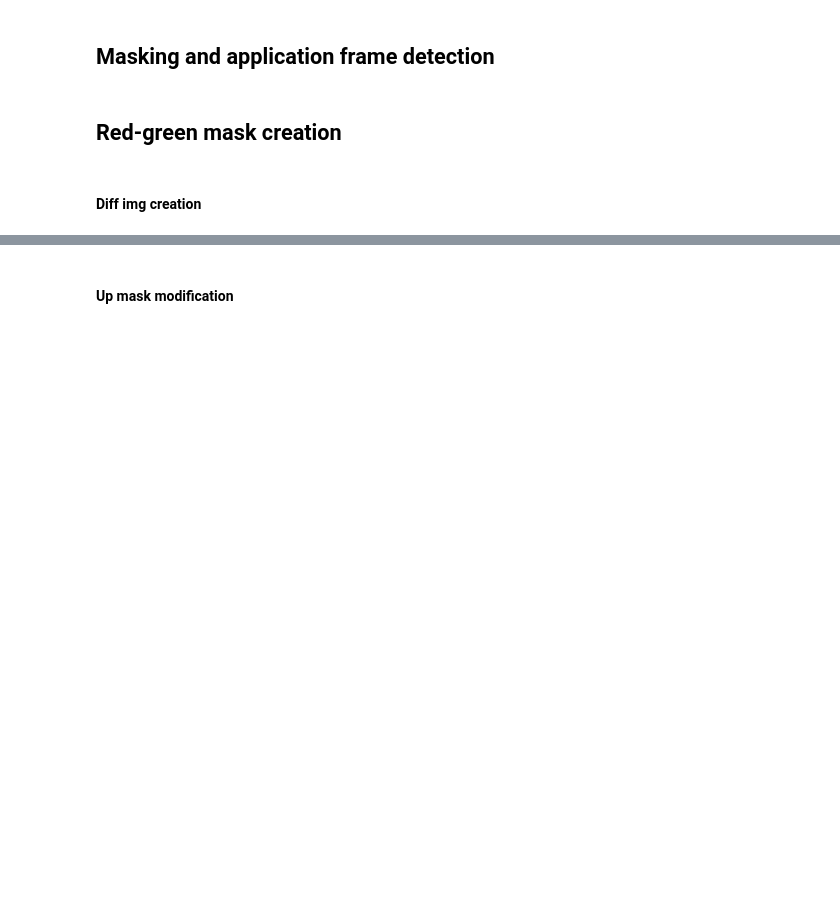
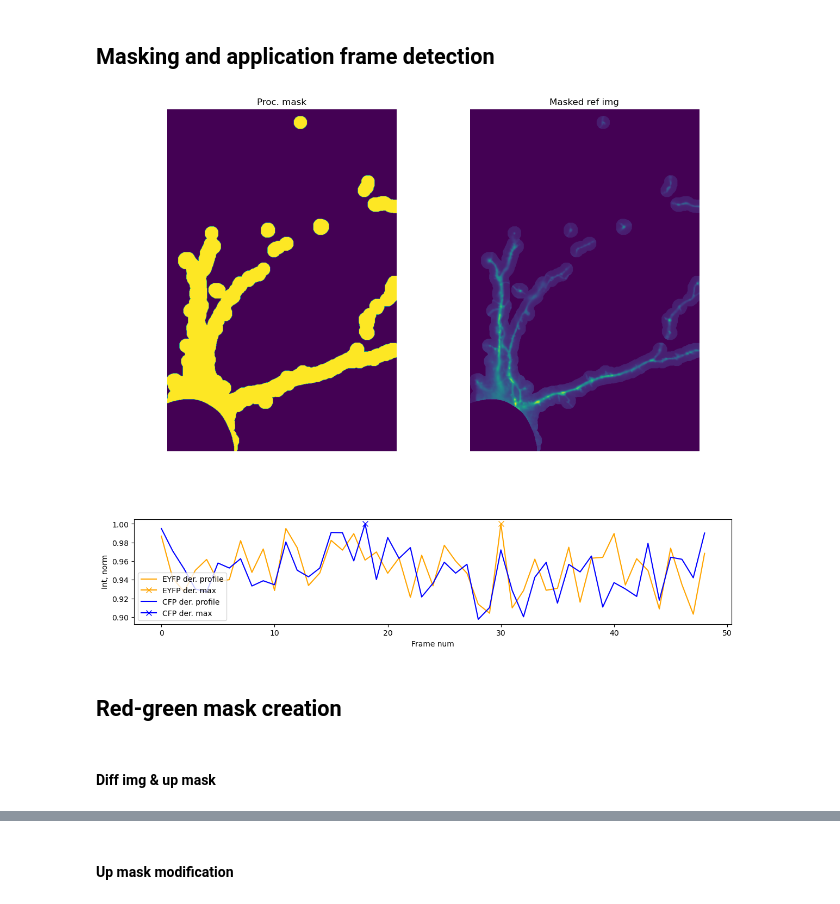
Before and after one commit to wisstock/LTData, a Jupyter notebook: cfp_yfp.ipynb, the cells around one changed output, grey strips where cells are left out. Drawn from its saved outputs; the diff is of its cells as text; code cells hidden in the pictures; blank space fills up the shorter version.

Commit message:
28.06.2023: mask diff in progress

```diff
--- a/cfp_yfp.ipynb
+++ b/cfp_yfp.ipynb
@@ -201,7 +216,7 @@ def cell_masking(input_img, soma_mask=True, soma_th=0.5, soma_ext=20, proc_ext=5
 
 img_ctrl_max = np.max(img_yfp, axis=0)
 
-mask = cell_masking(img_ctrl_max, soma_mask=False, soma_th=0.75, soma_ext=100, proc_ext=10)
+mask = cell_masking(img_ctrl_max, soma_mask=True, soma_th=0.75, soma_ext=100, proc_ext=20)
 mask_arr = np.asarray([z+mask for z in np.zeros_like(img_yfp)], dtype='bool')
 
 # maskings
@@ -227,32 +242,34 @@ def der_prof_calc(input_img_series):
 
     return input_series_der_prof_norm, der_max_idx
 
 yfp_der_prof, yfp_der_max = der_prof_calc(img_yfp_masked)
 cfp_der_prof, cfp_der_max = der_prof_calc(img_cfp_masked)
 
 
 plt.figure(figsize=(12,15))
 ax0 = plt.subplot(221)
 ax0.set_title('Proc. mask')
 ax0.imshow(mask)
 ax0.axis('off')
 
 ax1 = plt.subplot(222)
 ax1.set_title('Masked ref img')
 ax1.imshow(np.max(img_yfp_masked, axis=0))
 ax1.axis('off')
 
 ax2 = plt.subplot(614)
 ax2.plot(yfp_der_prof, label='EYFP der. profile', color='orange')
 ax2.plot(yfp_der_max, yfp_der_prof[yfp_der_max], marker='x', markersize=7, color='orange', label='EYFP der. max')
 ax2.plot(cfp_der_prof, label='CFP der. profile', color='blue')
 ax2.plot(cfp_der_max, cfp_der_prof[cfp_der_max], marker='x', markersize=7, color='blue', label='CFP der. max')
 
 plt.xlabel('Frame num')
 plt.ylabel('Int, norm')
 
 plt.legend()
 plt.tight_layout()
 plt.show()
+# %% [output]
+[figure, added]
 # %% [markdown]
 ## Red-green mask creation
@@ -259,3 +281,3 @@ plt.show()
 # %% [markdown]
-#### Diff img creation
+#### Diff img & up mask
 # %%
```
Also changed, not shown: parts of 15 cells of this notebook.
